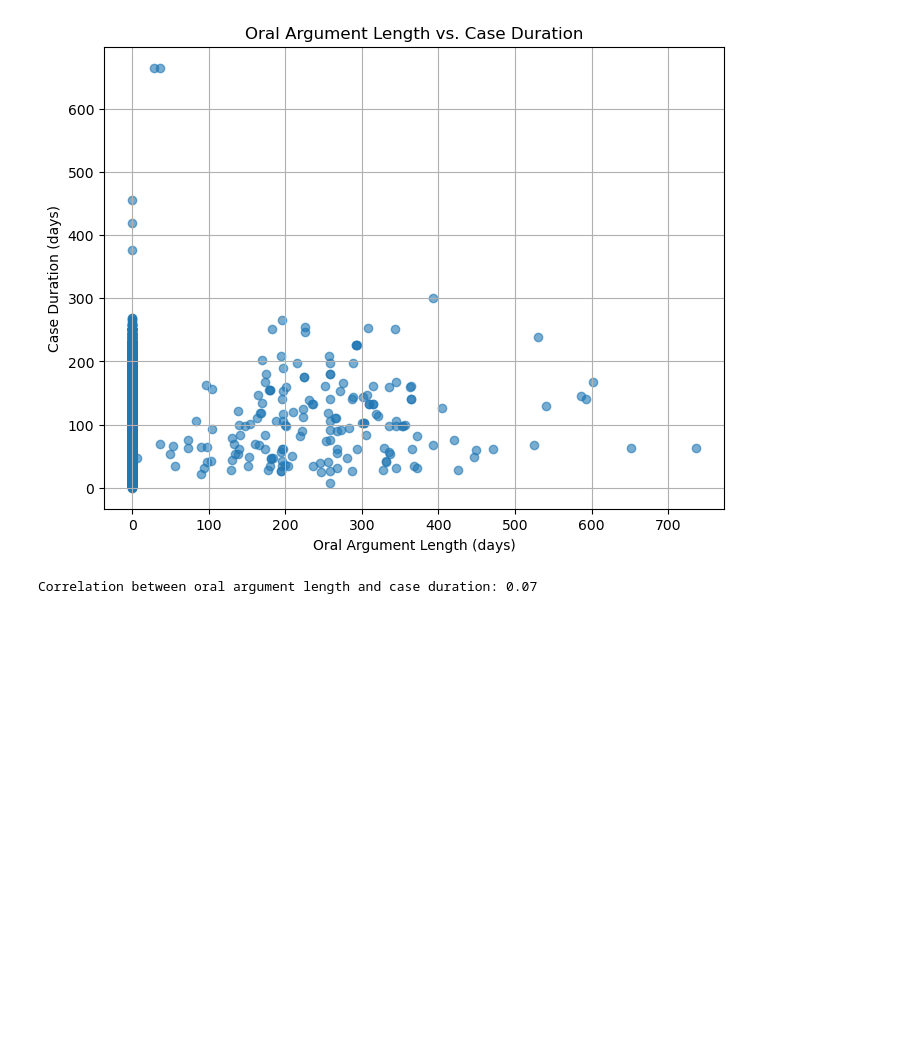
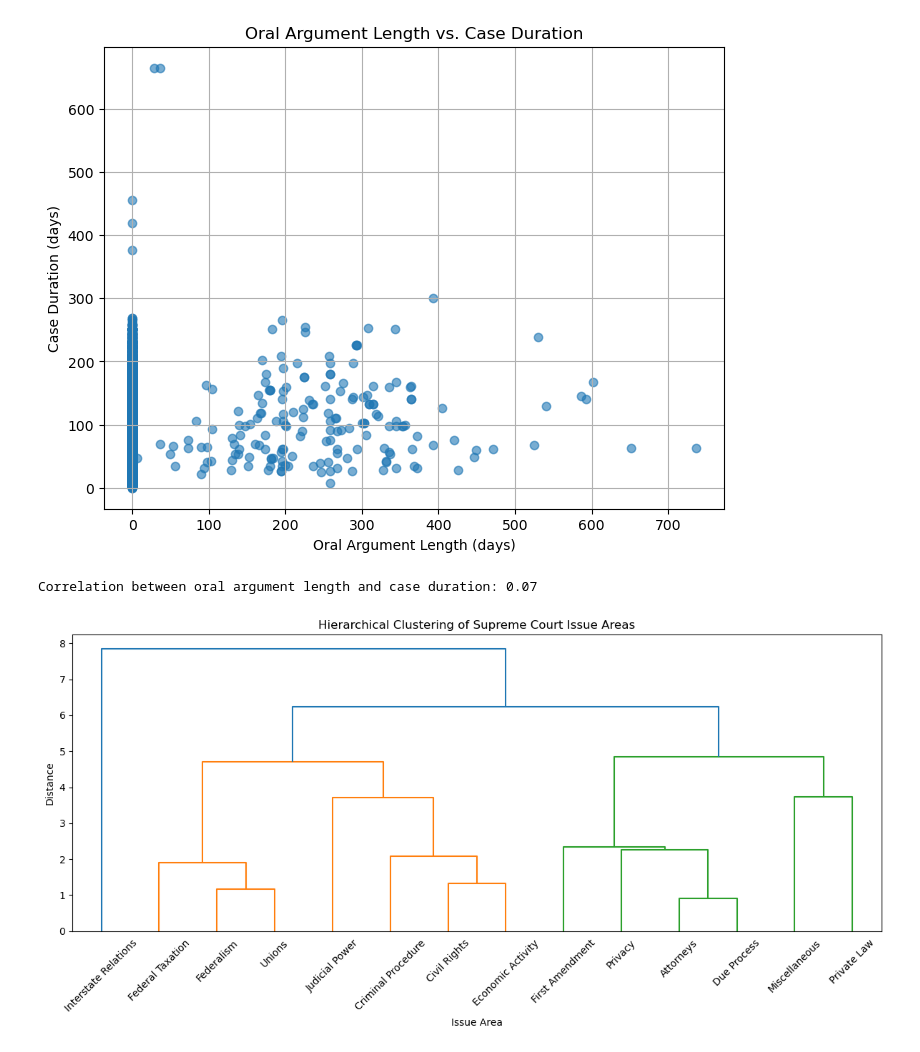
Before and after one commit to zs-zhuang/Supreme-Court-Case-Analytics, a Jupyter notebook: notebooks/case_count_duration.ipynb, the cells around one changed output. Saved outputs shown, nothing was run; the diff lists cells and outputs as text; code cells hidden in the pictures; blank space fills up the shorter version.

Commit message:
new analysis: add hierarchical clustering of IssueArea (2026-07-08 14:12:40)

```diff
--- a/notebooks/case_count_duration.ipynb
+++ b/notebooks/case_count_duration.ipynb
@@ -944,3 +947,65 @@ print(f"Correlation between oral argument length and case duration: {correlation
 # %% [output]
 [figure]
 Correlation between oral argument length and case duration: 0.07
+# %%
+# Hierarchical clustering of Issue Areas
+
+df = c_citations.copy()
+df["issueAreaName"] = df["issueArea"].map(ISSUE_AREA_MAP)
+
+# Convert dates to datetime
+df['dateArgument'] = pd.to_datetime(df['dateArgument'])
+df['dateDecision'] = pd.to_datetime(df['dateDecision'])
+
+# Case duration (days)
+df['duration_days'] = (
+    df['dateDecision'] - df['dateArgument']
+).dt.days
+
+# Aggregate statistics by issueArea
+issue_features = df.groupby('issueAreaName').agg(
+    num_cases=('caseId', 'count'),
+    avg_duration=('duration_days', 'mean'),
+    reversal_rate=('caseDisposition', lambda x: (x != 2).mean()),   # <-- adjust if needed
+    liberal_rate=('decisionDirection',
+                  lambda x: (x == 1).mean()),                        # adjust codes
+    conservative_rate=('decisionDirection',
+                       lambda x: (x == 2).mean()),                   # adjust codes
+    unanimity_rate=('splitVote',
+                    lambda x: (x == 0).mean()),
+    avg_majority=('majVotes', 'mean'),
+    avg_minority=('minVotes', 'mean')
+)
+
+issue_features = issue_features.fillna(0)
+
+# Standardize the features
+scaler = StandardScaler()
+X = scaler.fit_transform(issue_features)
+
+# Perform hierarchical clustering
+Z = linkage(
+    X,
+    method='ward'
+)
+
+# Plot the dendrogram
+plt.figure(figsize=(12,6))
+
+dendrogram(
+    Z,
+    labels=issue_features.index,
+    leaf_rotation=45,
+    leaf_font_size=10
+)
+
+plt.title("Hierarchical Clustering of Supreme Court Issue Areas")
+plt.xlabel("Issue Area")
+plt.ylabel("Distance")
+
+plt.tight_layout()
+plt.savefig("../results/hierarchical_clustering_issueArea.jpg",
+            bbox_inches='tight', dpi=300)
+plt.show()
+# %% [output]
+[figure, added]
```
Also changed, not shown: parts of 1 cell of this notebook, 2 other files.
